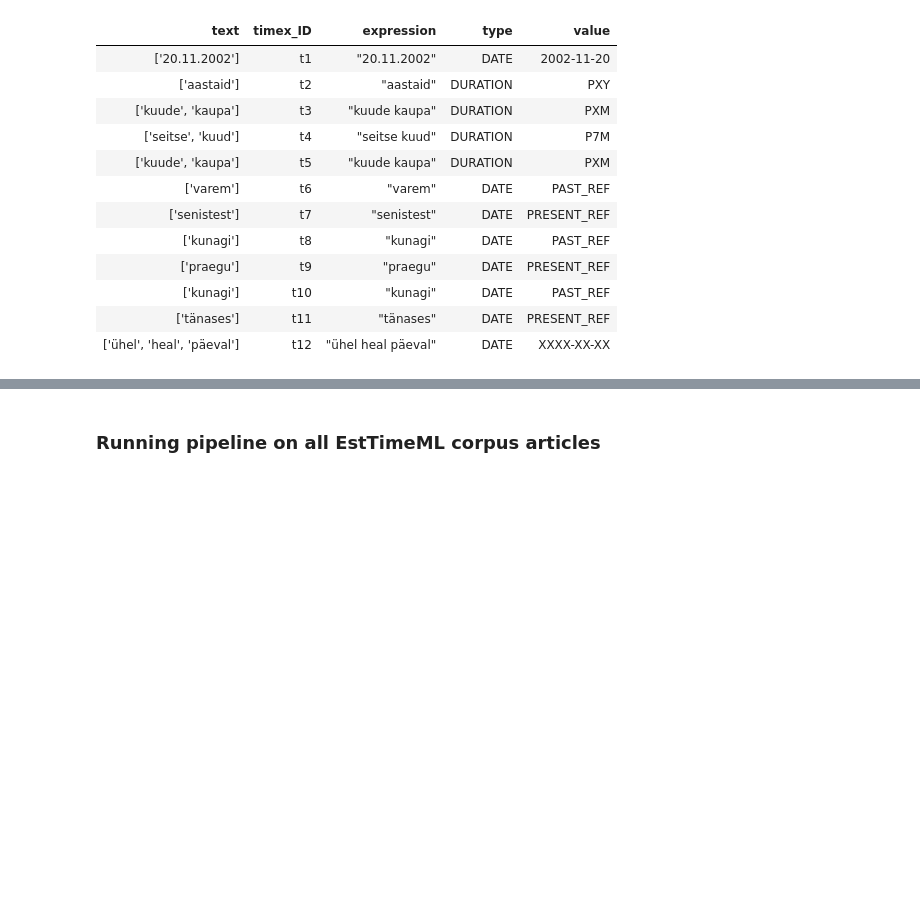
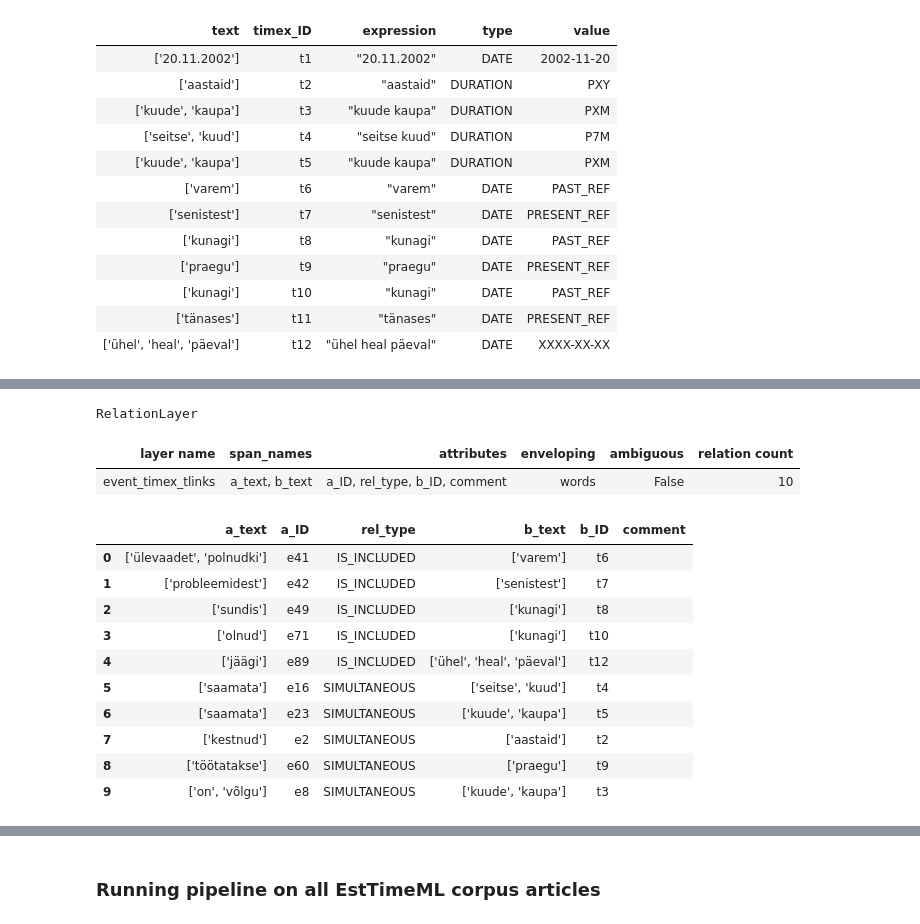
Before and after one commit to ALiivas/Ajasemantika, a Jupyter notebook: data_preprocessing/Corpus reading and creating Text objects with layers.ipynb, the cells around one changed output, grey strips where cells are left out. Cells and saved outputs as stored; diff of their text form; code cells hidden in the pictures; blank space fills up the shorter version.

Commit message:
Added relation layer creation

```diff
--- a/data_preprocessing/Corpus reading and creating Text objects with layers.ipynb
+++ b/data_preprocessing/Corpus reading and creating Text objects with layers.ipynb
@@ -146,0 +221,5 @@ Layer
+# %%
+tlinks = create_event_timex_rel_layer(article_text, event_timex_relations.get('aja_ml_2002_47.tasak.a023.sol'))
+# %%
+article_text = add_layers_to_text('aja_ml_2002_47.tasak.a023.sol', article_text, articlesDCT,
+                                  [tlinks])
@@ -146,0 +247,17 @@ Layer
+# %%
+article_text['event_timex_tlinks']
+# %% [output]
+RelationLayer
+| layer name | span_names | attributes | enveloping | ambiguous | relation count |
+| event_timex_tlinks | a_text, b_text | a_ID, rel_type, b_ID, comment | words | False | 10 |
+|  | a_text | a_ID | rel_type | b_text | b_ID | comment |
+| 0 | ['ülevaadet', 'polnudki'] | e41 | IS_INCLUDED | ['varem'] | t6 |  |
+| 1 | ['probleemidest'] | e42 | IS_INCLUDED | ['senistest'] | t7 |  |
+| 2 | ['sundis'] | e49 | IS_INCLUDED | ['kunagi'] | t8 |  |
+| 3 | ['olnud'] | e71 | IS_INCLUDED | ['kunagi'] | t10 |  |
+| 4 | ['jäägi'] | e89 | IS_INCLUDED | ['ühel', 'heal', 'päeval'] | t12 |  |
+| 5 | ['saamata'] | e16 | SIMULTANEOUS | ['seitse', 'kuud'] | t4 |  |
+| 6 | ['saamata'] | e23 | SIMULTANEOUS | ['kuude', 'kaupa'] | t5 |  |
+| 7 | ['kestnud'] | e2 | SIMULTANEOUS | ['aastaid'] | t2 |  |
+| 8 | ['töötatakse'] | e60 | SIMULTANEOUS | ['praegu'] | t9 |  |
+| 9 | ['on', 'võlgu'] | e8 | SIMULTANEOUS | ['kuude', 'kaupa'] | t3 |  |
```
Also changed, not shown: parts of 16 cells of this notebook.
